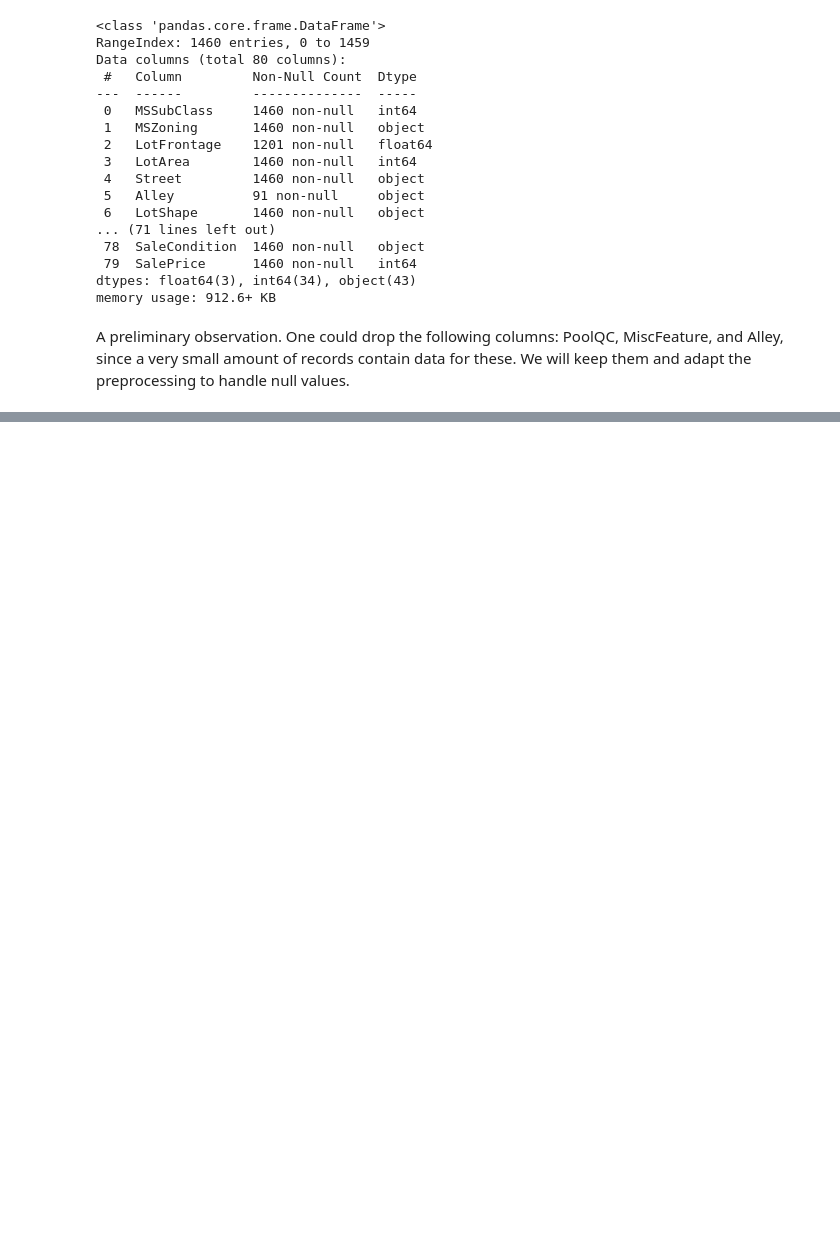
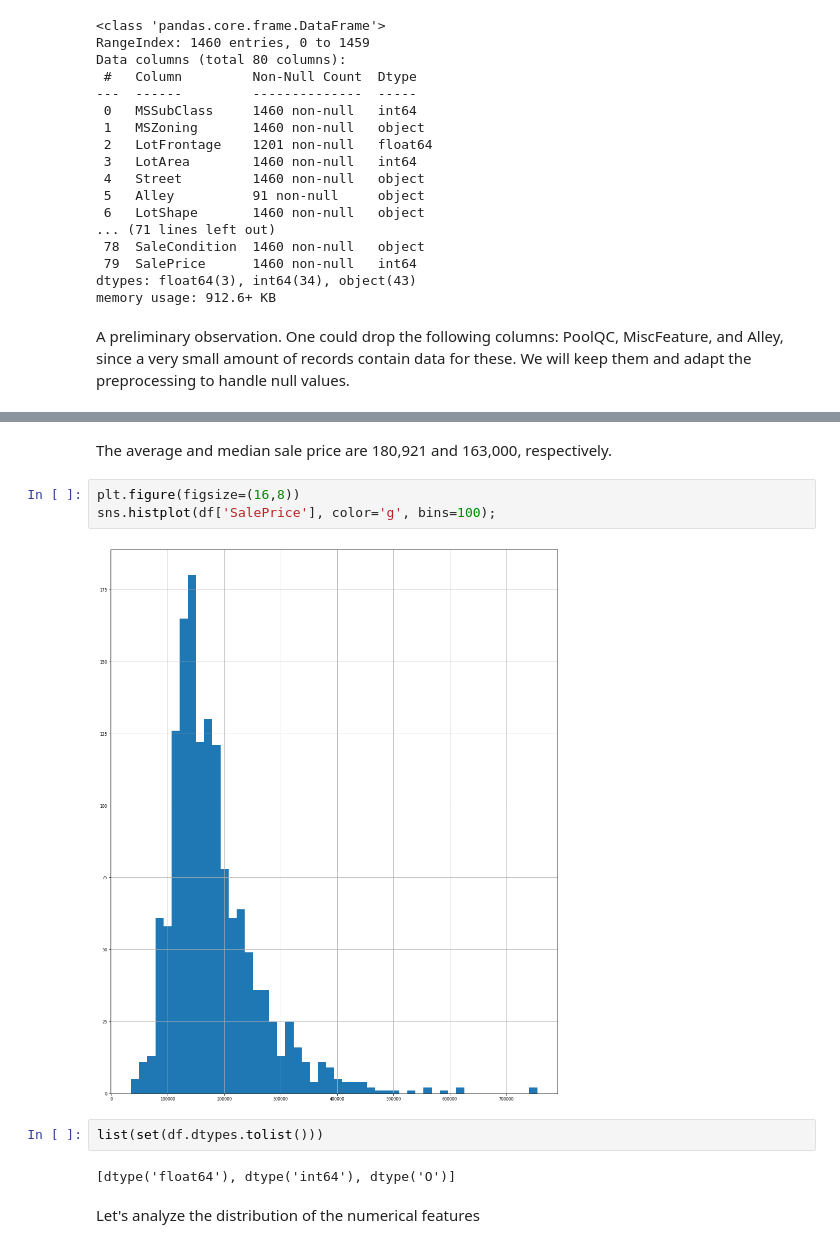
Before and after one commit to pascualcam/houses, a Jupyter notebook: mult_linear_reg_housing_prices_manhattan.ipynb, the cells around one changed output, grey strips where cells are left out. Drawn from its saved outputs; the diff is of its cells as text; blank space fills up the shorter version.

Commit message:
added some plots

```diff
--- a/mult_linear_reg_housing_prices_manhattan.ipynb
+++ b/mult_linear_reg_housing_prices_manhattan.ipynb
@@ -64,0 +81,13 @@ A preliminary observation. One could drop the following columns: PoolQC, MiscFea
+# %% [markdown]
+The average and median sale price are 180,921 and 163,000, respectively.
+# %%
+plt.figure(figsize=(16,8))
+sns.histplot(df['SalePrice'], color='g', bins=100);
+# %% [output]
+[figure, added]
+# %%
+list(set(df.dtypes.tolist()))
+# %% [output]
+[dtype('float64'), dtype('int64'), dtype('O')]
+# %% [markdown]
+Let's analyze the distribution of the numerical features
```
Also changed, not shown: parts of 5 cells of this notebook.
